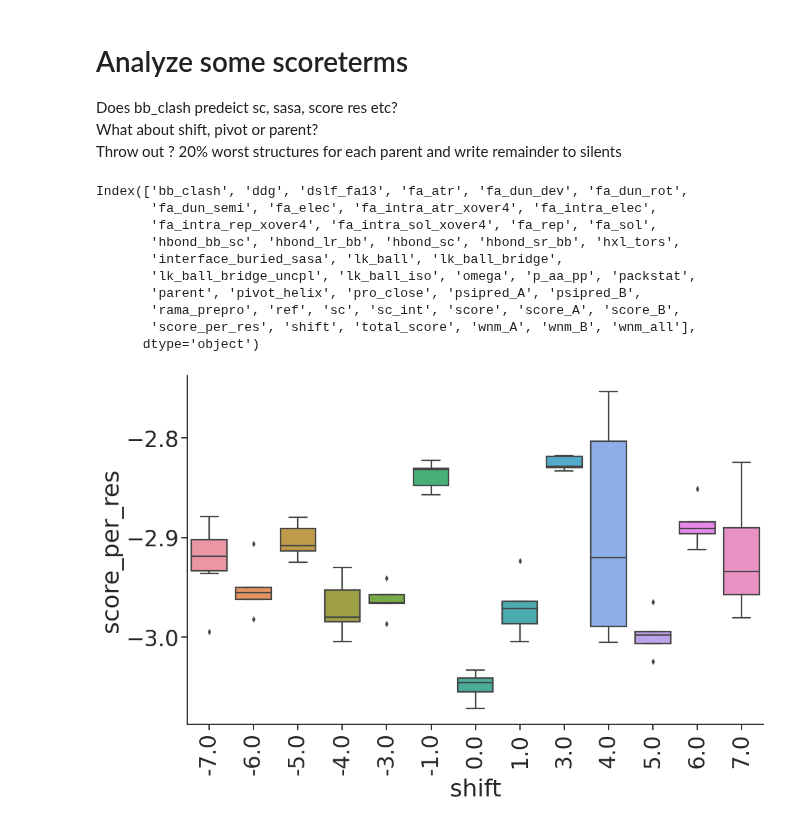
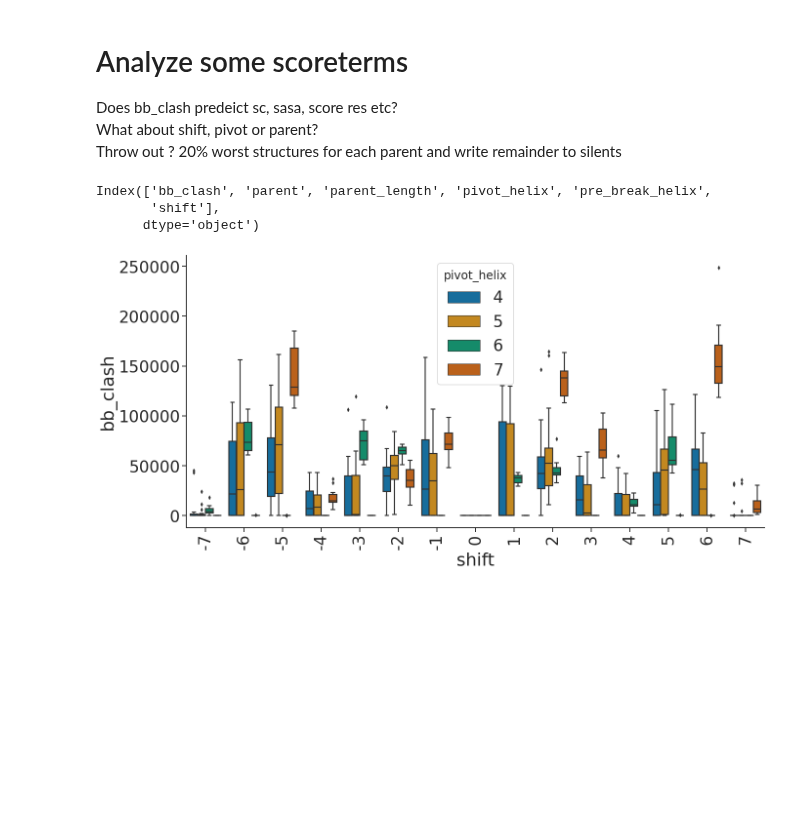
Before and after one commit to proleu/hinges, a Jupyter notebook: 01_make_states.ipynb, the cells around one changed output. Saved outputs shown, nothing was run; the diff lists cells and outputs as text; code cells hidden in the pictures; blank space fills up the shorter version.

```diff
--- a/01_make_states.ipynb
+++ b/01_make_states.ipynb
@@ -358,7 +351,7 @@ def read_scorefile(scores):
     tabulated_scores = pd.DataFrame(dicts, index=index)
     return tabulated_scores
 
-output_path = os.path.join(os.getcwd(), "states")
+output_path = os.path.join(os.getcwd(), "01_make_states")
 scores = os.path.join(output_path, "scores.json")
 scores_df = read_scorefile(scores)
 scores_df.head()
@@ -375,37 +368,30 @@ Does bb_clash predeict sc, sasa, score res etc?
 What about shift, pivot or parent?
 Throw out ? 20% worst structures for each parent and write remainder to silents
 # %%
-new_scores.columns
+scores_df.columns
 # %% [output]
-Index(['bb_clash', 'ddg', 'dslf_fa13', 'fa_atr', 'fa_dun_dev', 'fa_dun_rot',
-       'fa_dun_semi', 'fa_elec', 'fa_intra_atr_xover4', 'fa_intra_elec',
-       'fa_intra_rep_xover4', 'fa_intra_sol_xover4', 'fa_rep', 'fa_sol',
-       'hbond_bb_sc', 'hbond_lr_bb', 'hbond_sc', 'hbond_sr_bb', 'hxl_tors',
-       'interface_buried_sasa', 'lk_ball', 'lk_ball_bridge',
-       'lk_ball_bridge_uncpl', 'lk_ball_iso', 'omega', 'p_aa_pp', 'packstat',
-       'parent', 'pivot_helix', 'pro_close', 'psipred_A', 'psipred_B',
-       'rama_prepro', 'ref', 'sc', 'sc_int', 'score', 'score_A', 'score_B',
-       'score_per_res', 'shift', 'total_score', 'wnm_A', 'wnm_B', 'wnm_all'],
+Index(['bb_clash', 'parent', 'parent_length', 'pivot_helix', 'pre_break_helix',
+       'shift'],
       dtype='object')
 # %%
 from matplotlib import ticker
 from matplotlib.ticker import MultipleLocator, FormatStrFormatter
 sns.set(
     context="talk",
     font_scale=2, # make the font larger; default is pretty small
     style="ticks", # make the background white with black lines
     palette="colorblind" # a color palette that is colorblind friendly!
 )
 
-fig = plt.figure(figsize=(15,10), tight_layout=True)
-pivot_order = ['6', '7']
+fig = plt.figure(figsize=(20,10), tight_layout=True)
+pivot_order = ['4', '5', '6', '7']
 ax = sns.boxplot(
-    x="shift", y="score_per_res", data=new_scores,
-#     hue="pivot_helix", hue_order=pivot_order,
+    x="shift", y="bb_clash", data=scores_df,
+    hue="pivot_helix", hue_order=pivot_order,
 )
 sns.despine()
-# plt.setp(ax.get_legend().get_title(), fontsize='24')
+plt.setp(ax.get_legend().get_title(), fontsize='24')
 plt.xticks(rotation=90)
-plt.savefig("TH_parents.png")
+plt.savefig("01_shift_vs_clash_groupby_pivot.png")
 # %% [output]
-[figure, old version]
+[figure, new version]
```
Also changed, not shown: parts of 23 cells of this notebook.
